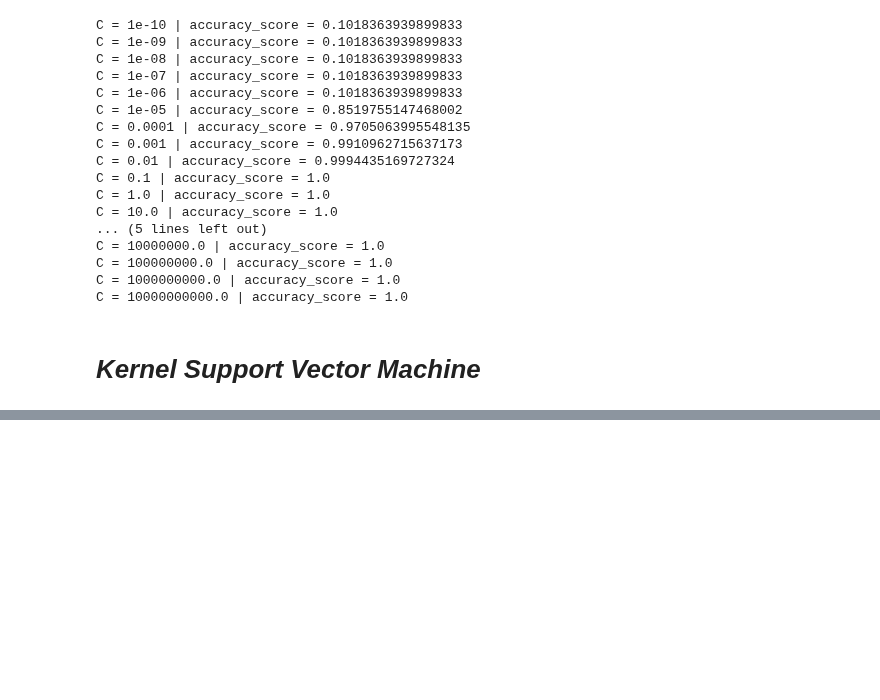
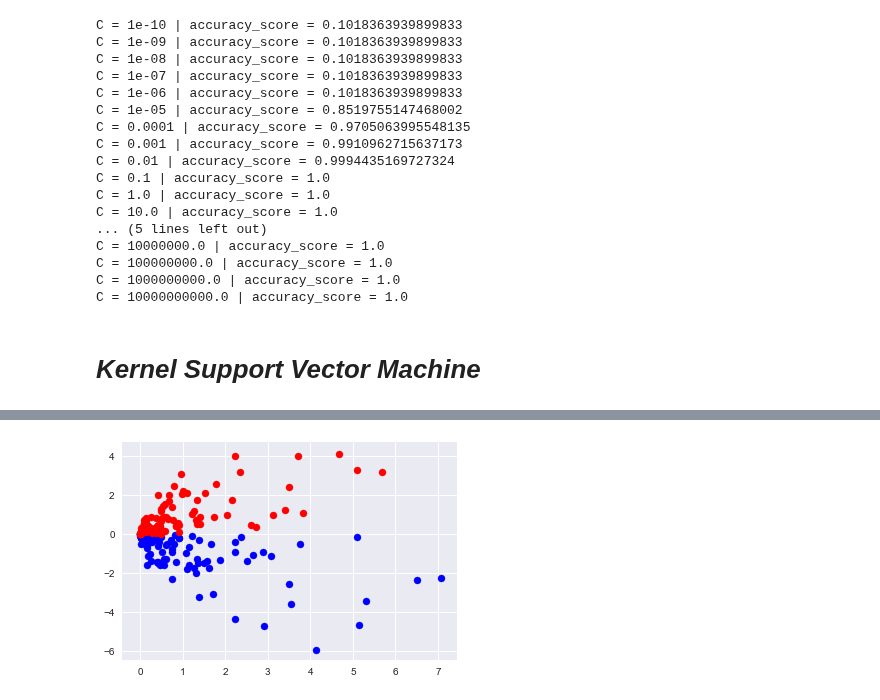
Before and after one commit to seokyeongheo/TIL, a Jupyter notebook: 04_classification/11_Support_Vector_Machine.ipynb, the cells around one changed output, grey strips where cells are left out. Drawn from its saved outputs; the diff is of its cells as text; code cells hidden in the pictures; blank space fills up the shorter version.

```diff
--- a/04_classification/11_Support_Vector_Machine.ipynb
+++ b/04_classification/11_Support_Vector_Machine.ipynb
@@ -337,0 +392,7 @@ C = 10000000000.0 | accuracy_score = 1.0
+# %%
+X_xor2 = FunctionTransformer(basis).fit_transform(X_xor)
+plt.scatter(X_xor2[y_xor== 1, 0], X_xor2[y_xor== 1, 1], c="b", s=50)
+plt.scatter(X_xor2[y_xor==-1, 0], X_xor2[y_xor==-1, 1], c="r", s=50)
+plt.show()
+# %% [output]
+[figure, added]
```
Also changed, not shown: parts of 18 cells of this notebook.
